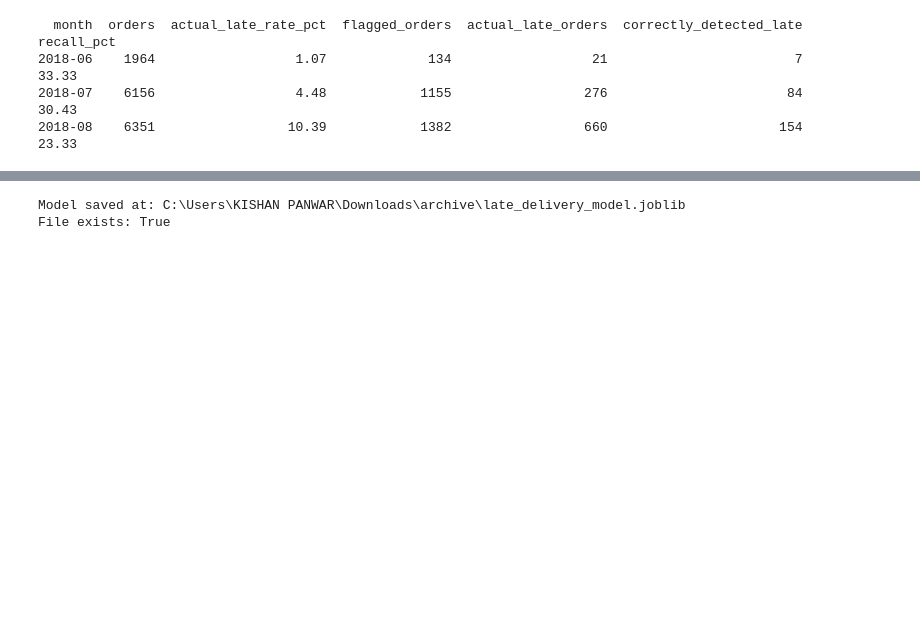
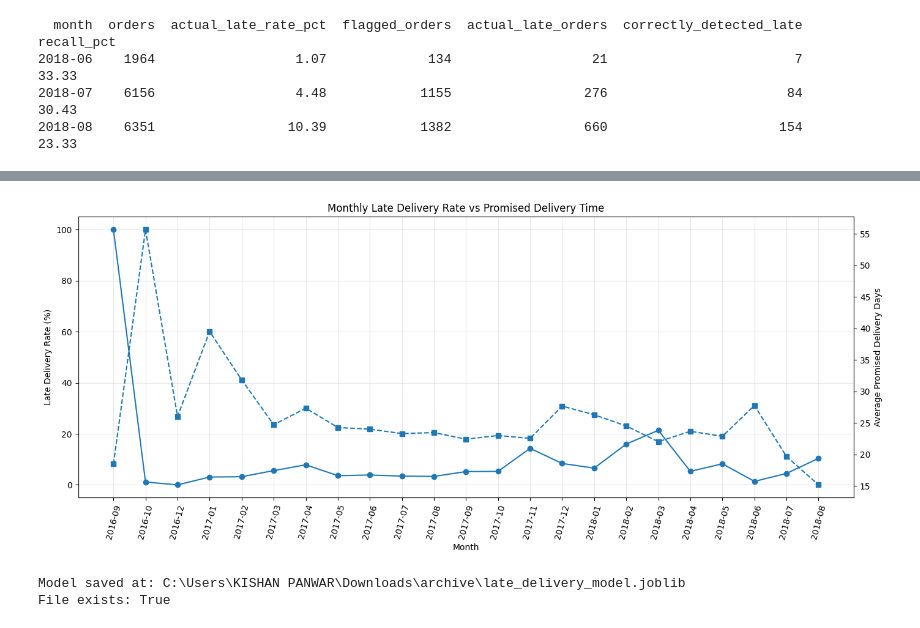
Before and after one commit to GIT-SN/Olist-ecommerce-intelligence, a Jupyter notebook: Olist_Analysis.ipynb, the cells around one changed output, grey strips where cells are left out. Saved outputs shown, nothing was run; the diff lists cells and outputs as text; code cells hidden in the pictures; blank space fills up the shorter version.

```diff
--- a/Olist_Analysis.ipynb
+++ b/Olist_Analysis.ipynb
@@ -1451,3 +1957,34 @@ print(
+# %%
+import matplotlib.pyplot as plt
+
+fig, ax1 = plt.subplots(figsize=(14, 6))
+
+ax1.plot(
+    monthly_feature_check["month"],
+    monthly_feature_check["late_rate_pct"],
+    marker="o",
+    label="Late Delivery Rate (%)"
+)
+ax1.set_ylabel("Late Delivery Rate (%)")
+ax1.set_xlabel("Month")
+ax1.tick_params(axis="x", rotation=75)
+ax1.grid(True, alpha=0.3)
+
+ax2 = ax1.twinx()
+ax2.plot(
+    monthly_feature_check["month"],
+    monthly_feature_check["avg_promised_days"],
+    marker="s",
+    linestyle="--",
+    label="Average Promised Days"
+)
+ax2.set_ylabel("Average Promised Delivery Days")
+
+plt.title("Monthly Late Delivery Rate vs Promised Delivery Time")
+fig.tight_layout()
+plt.show()
+# %% [output]
+[figure, added]
 # %%
 
 import joblib
```
Also changed, not shown: parts of 15 cells of this notebook, 5 other files.
